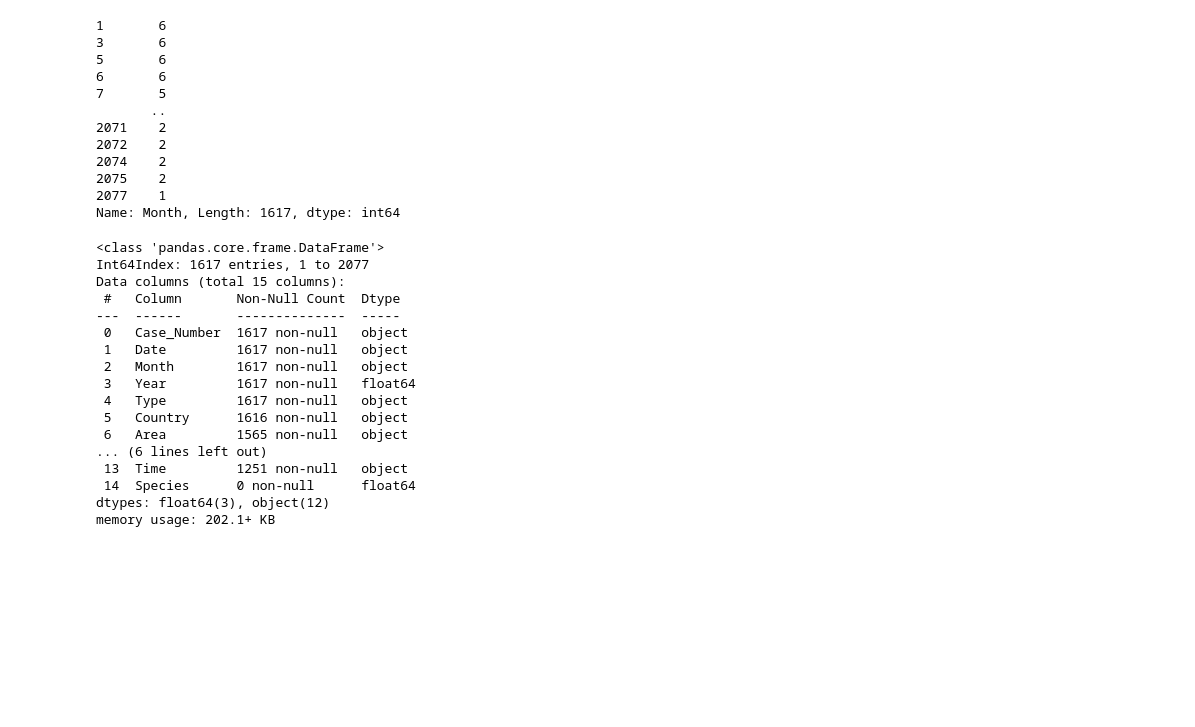
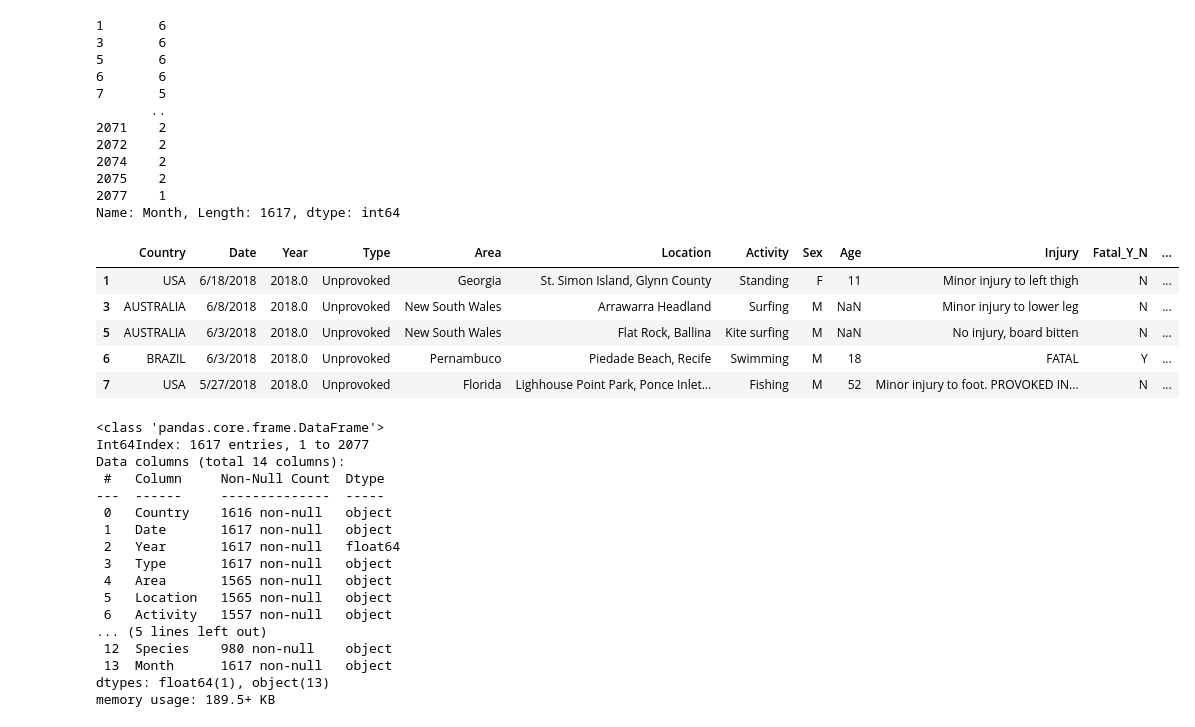
Before and after one commit to gcolareta/Shark_Attacks, a Jupyter notebook: Final_Project.ipynb, the cells around one changed output. Cells and saved outputs as stored; diff of their text form; code cells hidden in the pictures; blank space fills up the shorter version.

```diff
--- a/Final_Project.ipynb
+++ b/Final_Project.ipynb
@@ -19,6 +19,6 @@ attacks_raw_df.head()
 | 4 | MEXICO | 2018.06.04 | 6/4/2018 | 2018.0 | Provoked | Colima | La Ticla | Free diving | Gustavo Ramos | M | ... |
 # %%
 # Drop irrelevant columns
-attacks_raw_df = attacks_raw_df.drop(
+attacks_df = attacks_raw_df.drop(
     ['Name', 'Investigator_ or_ Source', 'pdf', 'href'], axis=1)
 # %%
@@ -145,23 +123,3 @@ unprovoked_attacks_2000['Month'].astype(int)
 2075    2
 2077    1
 Name: Month, Length: 1617, dtype: int64
-# %%
-unprovoked_attacks_2000.info()
-# %% [output]
-<class 'pandas.core.frame.DataFrame'>
-Int64Index: 1617 entries, 1 to 2077
-Data columns (total 15 columns):
- #   Column       Non-Null Count  Dtype
----  ------       --------------  -----
- 0   Case_Number  1617 non-null   object
- 1   Date         1617 non-null   object
- 2   Month        1617 non-null   object
- 3   Year         1617 non-null   float64
- 4   Type         1617 non-null   object
- 5   Country      1616 non-null   object
- 6   Area         1565 non-null   object
-... (6 lines left out)
- 13  Time         1251 non-null   object
- 14  Species      0 non-null      float64
-dtypes: float64(3), object(12)
-memory usage: 202.1+ KB
@@ -169,0 +129,29 @@ memory usage: 202.1+ KB
+# %%
+unprovoked_attacks_2000.head()
+# %% [output]
+|  | Country | Date | Year | Type | Area | Location | Activity | Sex | Age | Injury | Fatal_Y_N | ... |
+| 1 | USA | 6/18/2018 | 2018.0 | Unprovoked | Georgia | St. Simon Island, Glynn County | Standing | F | 11 | Minor injury to left thigh | N | ... |
+| 3 | AUSTRALIA | 6/8/2018 | 2018.0 | Unprovoked | New South Wales | Arrawarra Headland | Surfing | M | NaN | Minor injury to lower leg | N | ... |
+| 5 | AUSTRALIA | 6/3/2018 | 2018.0 | Unprovoked | New South Wales | Flat Rock, Ballina | Kite surfing | M | NaN | No injury, board bitten | N | ... |
+| 6 | BRAZIL | 6/3/2018 | 2018.0 | Unprovoked | Pernambuco | Piedade Beach, Recife | Swimming | M | 18 | FATAL | Y | ... |
+| 7 | USA | 5/27/2018 | 2018.0 | Unprovoked | Florida | Lighhouse Point Park, Ponce Inlet... | Fishing | M | 52 | Minor injury to foot. PROVOKED IN... | N | ... |
+# %%
+unprovoked_attacks_2000.info()
+# %% [output]
+<class 'pandas.core.frame.DataFrame'>
+Int64Index: 1617 entries, 1 to 2077
+Data columns (total 14 columns):
+ #   Column     Non-Null Count  Dtype
+---  ------     --------------  -----
+ 0   Country    1616 non-null   object
+ 1   Date       1617 non-null   object
+ 2   Year       1617 non-null   float64
+ 3   Type       1617 non-null   object
+ 4   Area       1565 non-null   object
+ 5   Location   1565 non-null   object
+ 6   Activity   1557 non-null   object
+... (5 lines left out)
+ 12  Species    980 non-null    object
+ 13  Month      1617 non-null   object
+dtypes: float64(1), object(13)
+memory usage: 189.5+ KB
```
Also changed, not shown: parts of 14 cells of this notebook.
